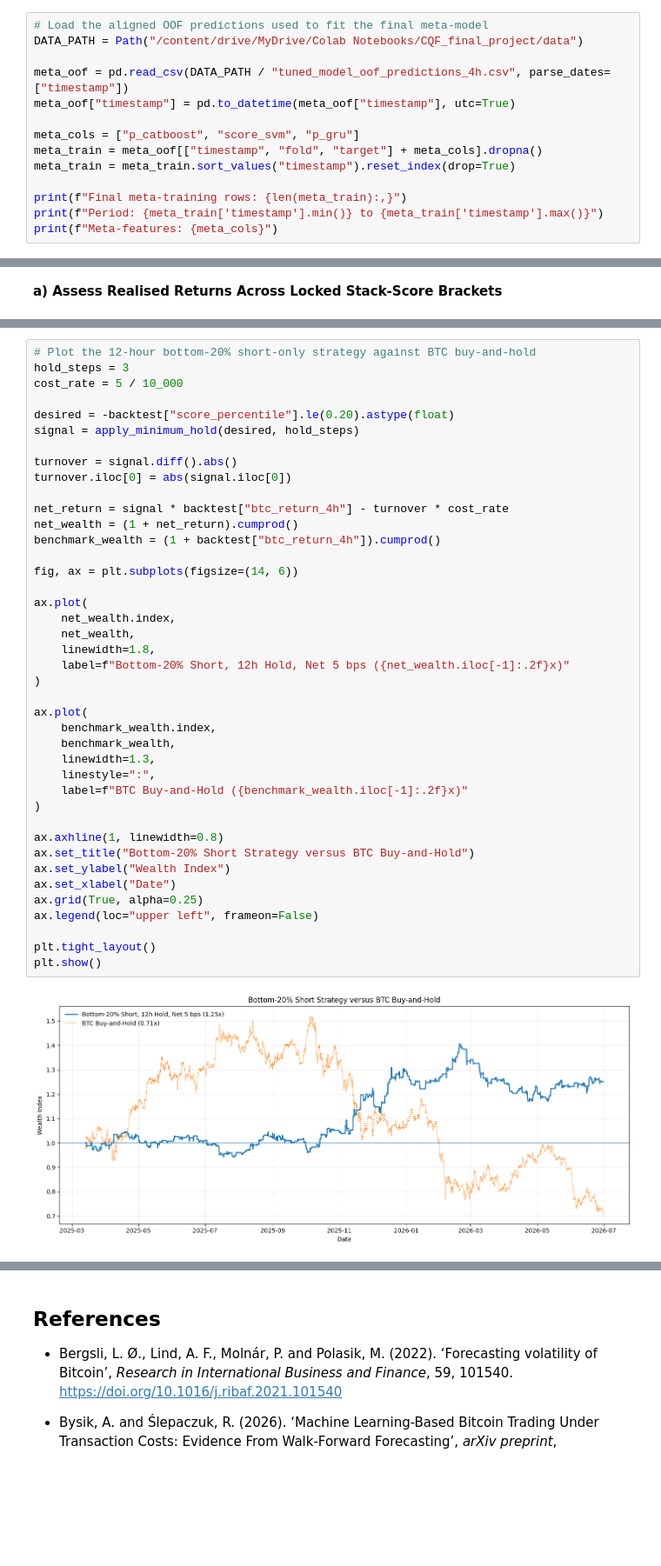
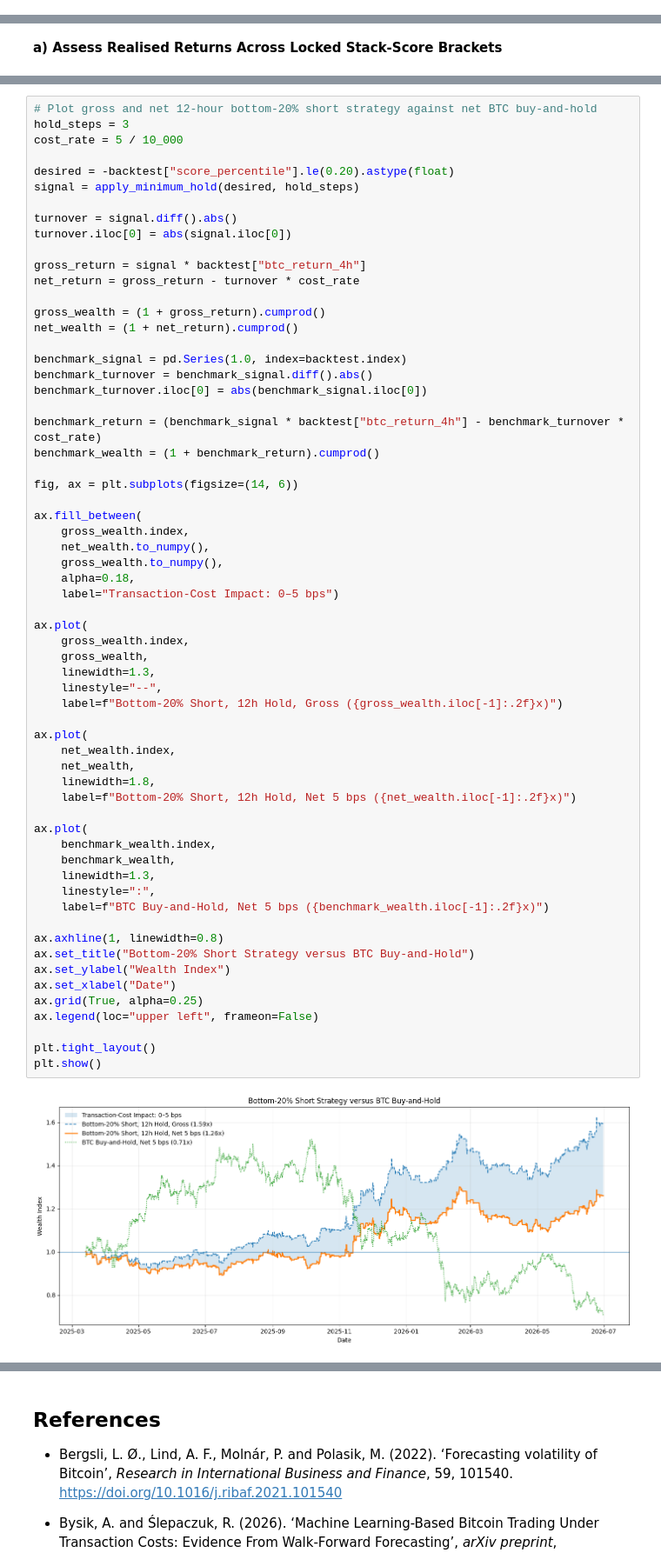
Before and after one commit to jade-lam/CQF, a Jupyter notebook: CQF_Final_Project.ipynb, the cells around one changed output, grey strips where cells are left out. Shown at 87% size. Drawn from its saved outputs; the diff is of its cells as text; blank space fills up the shorter version.

```diff
--- a/CQF_Final_Project.ipynb
+++ b/CQF_Final_Project.ipynb
@@ -6120,17 +6156,3 @@ Meta-features: ['p_catboost', 'score_svm', 'p_gru']
 **b) Confirm the Final Stacking Architecture**
 # %% [markdown]
 The selected architecture combines CatBoost, RBF SVM and GRU as Level-0 base learners with an L2-regularised logistic-regression meta-model at Level 1. It achieved the highest mean fold ROC-AUC in the point-in-time OOF comparison, improved on CatBoost standalone in three of four folds and showed a modest incremental benefit from retaining the GRU. Its advantage over simpler combination rules remained small, so the selection is interpreted as an incremental improvement rather than clear dominance.
-# %%
-# Load the aligned OOF predictions used to fit the final meta-model
-DATA_PATH = Path("/content/drive/MyDrive/Colab Notebooks/CQF_final_project/data")
-
-meta_oof = pd.read_csv(DATA_PATH / "tuned_model_oof_predictions_4h.csv", parse_dates=["timestamp"])
-meta_oof["timestamp"] = pd.to_datetime(meta_oof["timestamp"], utc=True)
-
-meta_cols = ["p_catboost", "score_svm", "p_gru"]
-meta_train = meta_oof[["timestamp", "fold", "target"] + meta_cols].dropna()
-meta_train = meta_train.sort_values("timestamp").reset_index(drop=True)
-
-print(f"Final meta-training rows: {len(meta_train):,}")
-print(f"Period: {meta_train['timestamp'].min()} to {meta_train['timestamp'].max()}")
-print(f"Meta-features: {meta_cols}")
@@ -7367,5 +7419,5 @@ The improvement coincided with lower turnover, falling from 724 traded sides und
 # %%
-# Plot the 12-hour bottom-20% short-only strategy against BTC buy-and-hold
+# Plot gross and net 12-hour bottom-20% short strategy against net BTC buy-and-hold
 hold_steps = 3
 cost_rate = 5 / 10_000
 
@@ -7373,38 +7425,59 @@ desired = -backtest["score_percentile"].le(0.20).astype(float)
 signal = apply_minimum_hold(desired, hold_steps)
 
 turnover = signal.diff().abs()
 turnover.iloc[0] = abs(signal.iloc[0])
 
-net_return = signal * backtest["btc_return_4h"] - turnover * cost_rate
+gross_return = signal * backtest["btc_return_4h"]
+net_return = gross_return - turnover * cost_rate
+
+gross_wealth = (1 + gross_return).cumprod()
 net_wealth = (1 + net_return).cumprod()
-benchmark_wealth = (1 + backtest["btc_return_4h"]).cumprod()
+
+benchmark_signal = pd.Series(1.0, index=backtest.index)
+benchmark_turnover = benchmark_signal.diff().abs()
+benchmark_turnover.iloc[0] = abs(benchmark_signal.iloc[0])
+
+benchmark_return = (benchmark_signal * backtest["btc_return_4h"] - benchmark_turnover * cost_rate)
+benchmark_wealth = (1 + benchmark_return).cumprod()
 
 fig, ax = plt.subplots(figsize=(14, 6))
+
+ax.fill_between(
+    gross_wealth.index,
+    net_wealth.to_numpy(),
+    gross_wealth.to_numpy(),
+    alpha=0.18,
+    label="Transaction-Cost Impact: 0–5 bps")
+
+ax.plot(
+    gross_wealth.index,
+    gross_wealth,
+    linewidth=1.3,
+    linestyle="--",
+    label=f"Bottom-20% Short, 12h Hold, Gross ({gross_wealth.iloc[-1]:.2f}x)")
 
 ax.plot(
     net_wealth.index,
     net_wealth,
     linewidth=1.8,
-    label=f"Bottom-20% Short, 12h Hold, Net 5 bps ({net_wealth.iloc[-1]:.2f}x)"
-)
+    label=f"Bottom-20% Short, 12h Hold, Net 5 bps ({net_wealth.iloc[-1]:.2f}x)")
 
 ax.plot(
     benchmark_wealth.index,
     benchmark_wealth,
     linewidth=1.3,
     linestyle=":",
-    label=f"BTC Buy-and-Hold ({benchmark_wealth.iloc[-1]:.2f}x)"
-)
+    label=f"BTC Buy-and-Hold, Net 5 bps ({benchmark_wealth.iloc[-1]:.2f}x)")
 
 ax.axhline(1, linewidth=0.8)
 ax.set_title("Bottom-20% Short Strategy versus BTC Buy-and-Hold")
 ax.set_ylabel("Wealth Index")
 ax.set_xlabel("Date")
 ax.grid(True, alpha=0.25)
 ax.legend(loc="upper left", frameon=False)
 
 plt.tight_layout()
 plt.show()
 # %% [output]
-[figure, old version]
+[figure, new version]
 # %% [markdown]
```
Also changed, not shown: parts of 63 cells of this notebook.
